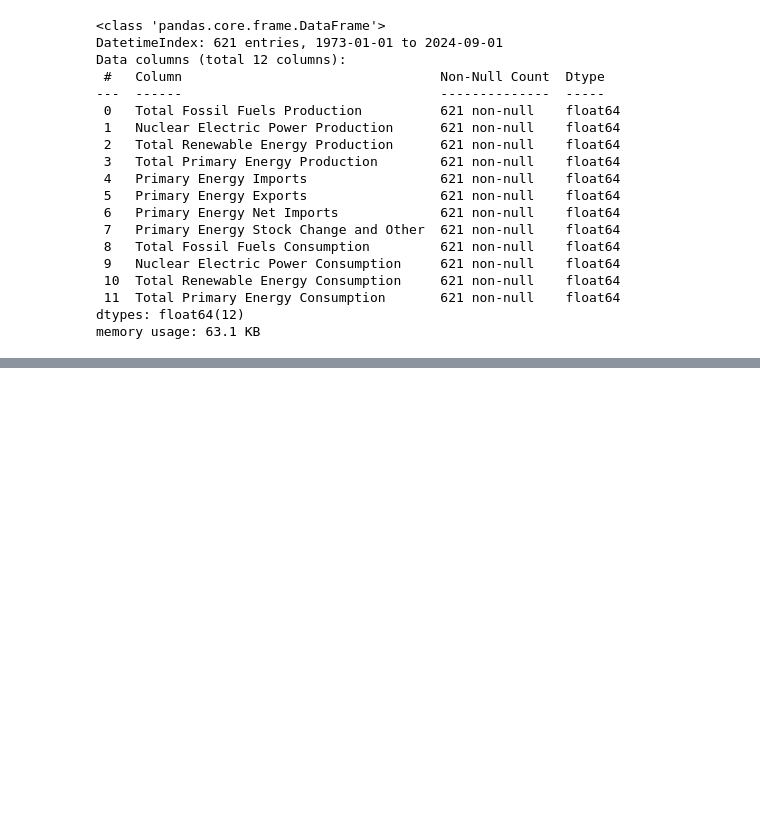
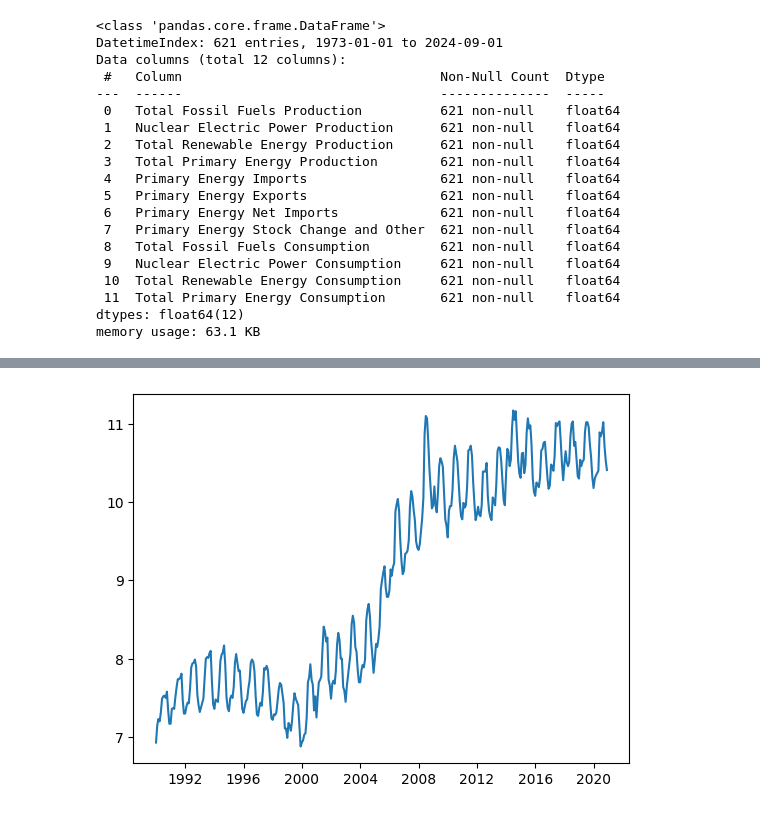
Before and after one commit to bktakacs/springboard_dsc_capstone3, a Jupyter notebook: first.ipynb, the cells around one changed output, grey strips where cells are left out. Saved outputs shown, nothing was run; the diff lists cells and outputs as text; code cells hidden in the pictures; blank space fills up the shorter version.

```diff
--- a/first.ipynb
+++ b/first.ipynb
@@ -87,0 +141,8 @@ memory usage: 63.1 KB
+# %%
+# df98 = pd.read_csv(datapath + '9-8.csv', index_col=0)
+df98 = pd.read_csv('./dataex/9-8.csv', index_col=0)
+df98.set_index(pd.to_datetime(df98.index), inplace=True)
+# %%
+df98.isnull().sum()
+df98.bfill(inplace=True)
+df98
@@ -87,0 +166,4 @@ memory usage: 63.1 KB
+# %%
+df98f = df98
+df98 = df98['1990-1-1':'2020-12-1']
+df98
@@ -87,0 +185,8 @@ memory usage: 63.1 KB
+# %%
+y = df98['Average Price of Electricity to Ultimate Customers, Commercial']
+
+plt.figure()
+plt.plot(y)
+plt.show()
+# %% [output]
+[figure, added]
```
Also changed, not shown: parts of 26 cells of this notebook.
